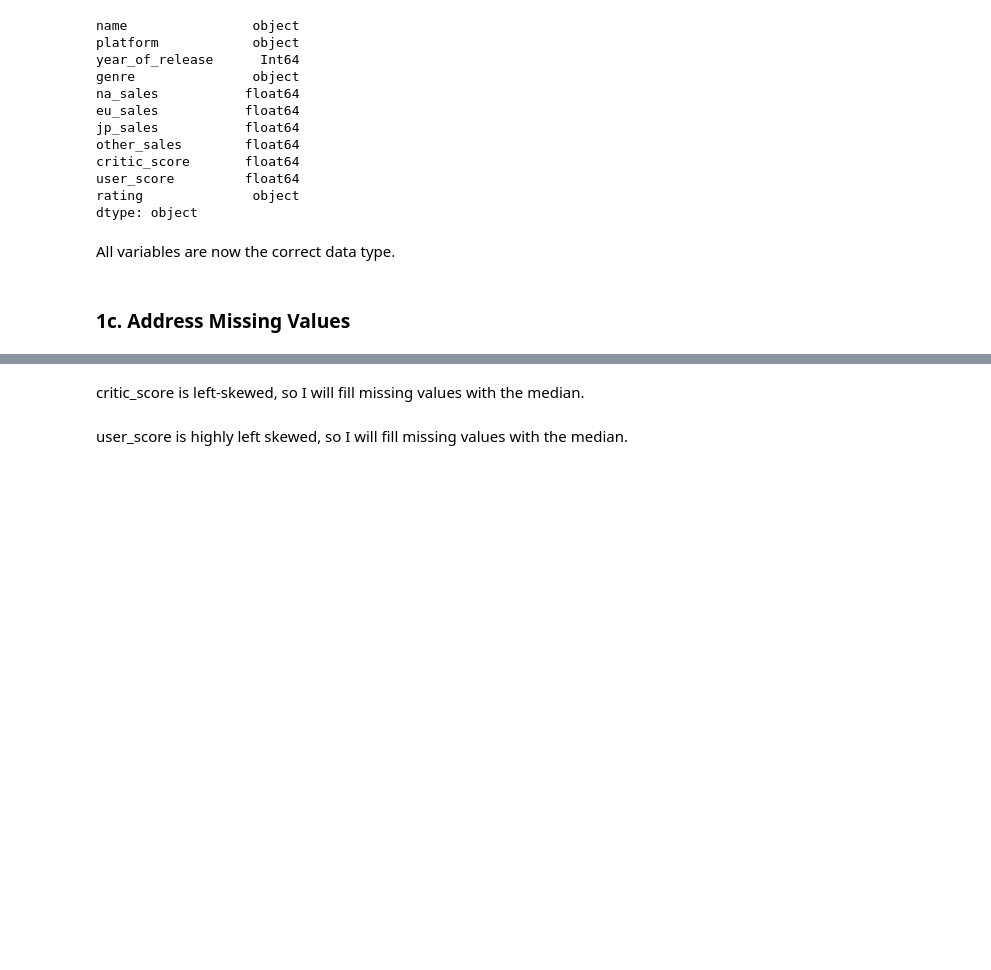
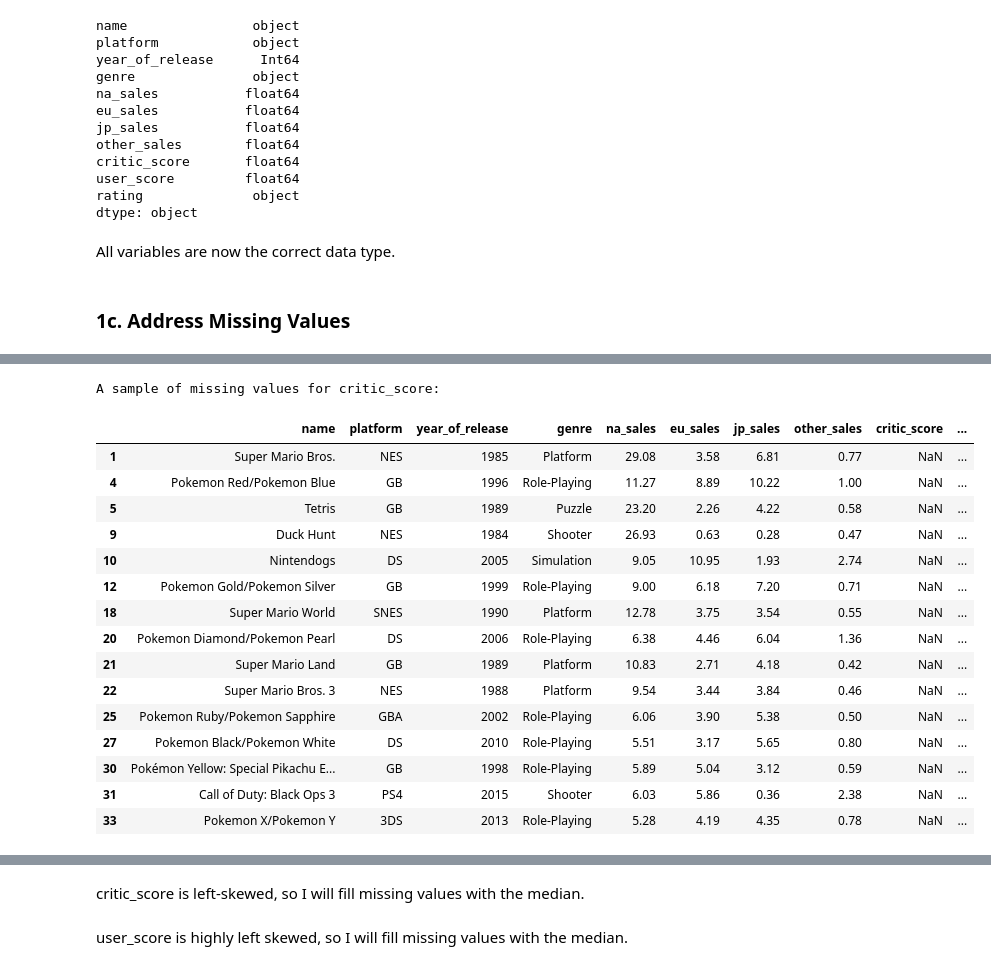
Before and after one commit to kellyshreeve/Forecasting-Global-Video-Game-Preference, a Jupyter notebook: Data Analysis.ipynb, the cells around one changed output, grey strips where cells are left out. Drawn from its saved outputs; the diff is of its cells as text; code cells hidden in the pictures; blank space fills up the shorter version.

```diff
--- a/Data Analysis.ipynb
+++ b/Data Analysis.ipynb
@@ -240,0 +268,23 @@ vg['year_of_release'] = vg['year_of_release'].fillna(vg['year_of_release'].media
+# %%
+# Display missing values for critic_score
+print('A sample of missing values for critic_score:')
+
+display(vg[vg['critic_score'].isna()].head(15))
+# %% [output]
+A sample of missing values for critic_score:
+|  | name | platform | year_of_release | genre | na_sales | eu_sales | jp_sales | other_sales | critic_score | ... |
+| 1 | Super Mario Bros. | NES | 1985 | Platform | 29.08 | 3.58 | 6.81 | 0.77 | NaN | ... |
+| 4 | Pokemon Red/Pokemon Blue | GB | 1996 | Role-Playing | 11.27 | 8.89 | 10.22 | 1.00 | NaN | ... |
+| 5 | Tetris | GB | 1989 | Puzzle | 23.20 | 2.26 | 4.22 | 0.58 | NaN | ... |
+| 9 | Duck Hunt | NES | 1984 | Shooter | 26.93 | 0.63 | 0.28 | 0.47 | NaN | ... |
+| 10 | Nintendogs | DS | 2005 | Simulation | 9.05 | 10.95 | 1.93 | 2.74 | NaN | ... |
+| 12 | Pokemon Gold/Pokemon Silver | GB | 1999 | Role-Playing | 9.00 | 6.18 | 7.20 | 0.71 | NaN | ... |
+| 18 | Super Mario World | SNES | 1990 | Platform | 12.78 | 3.75 | 3.54 | 0.55 | NaN | ... |
+| 20 | Pokemon Diamond/Pokemon Pearl | DS | 2006 | Role-Playing | 6.38 | 4.46 | 6.04 | 1.36 | NaN | ... |
+| 21 | Super Mario Land | GB | 1989 | Platform | 10.83 | 2.71 | 4.18 | 0.42 | NaN | ... |
+| 22 | Super Mario Bros. 3 | NES | 1988 | Platform | 9.54 | 3.44 | 3.84 | 0.46 | NaN | ... |
+| 25 | Pokemon Ruby/Pokemon Sapphire | GBA | 2002 | Role-Playing | 6.06 | 3.90 | 5.38 | 0.50 | NaN | ... |
+| 27 | Pokemon Black/Pokemon White | DS | 2010 | Role-Playing | 5.51 | 3.17 | 5.65 | 0.80 | NaN | ... |
+| 30 | Pokémon Yellow: Special Pikachu E... | GB | 1998 | Role-Playing | 5.89 | 5.04 | 3.12 | 0.59 | NaN | ... |
+| 31 | Call of Duty: Black Ops 3 | PS4 | 2015 | Shooter | 6.03 | 5.86 | 0.36 | 2.38 | NaN | ... |
+| 33 | Pokemon X/Pokemon Y | 3DS | 2013 | Role-Playing | 5.28 | 4.19 | 4.35 | 0.78 | NaN | ... |
```
Also changed, not shown: parts of 19 cells of this notebook.
